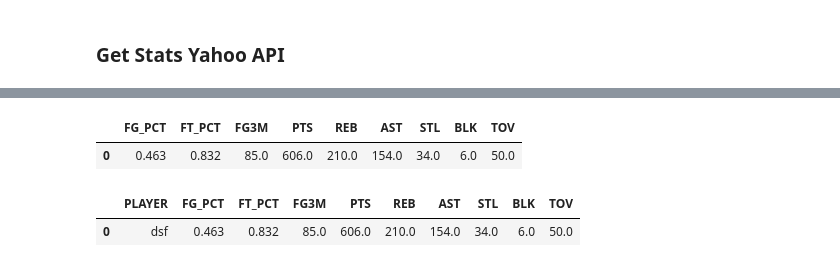
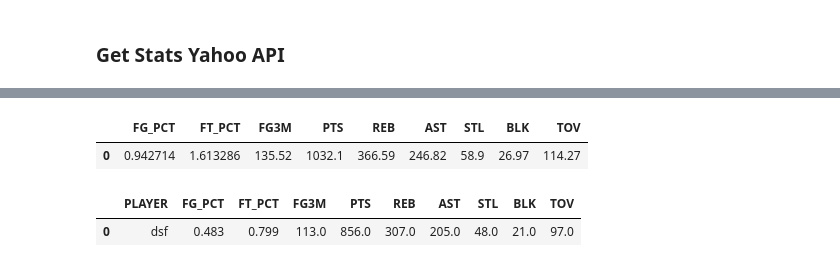
Before and after one commit to JaumeClave/waiver_wire_machine, a Jupyter notebook: notebooks/04_matchup_evaluator.ipynb, the cells around one changed output, grey strips where cells are left out. Drawn from its saved outputs; the diff is of its cells as text; code cells hidden in the pictures.

Commit message:
Get live + predicted 9cat stats dataframe

```diff
--- a/notebooks/04_matchup_evaluator.ipynb
+++ b/notebooks/04_matchup_evaluator.ipynb
@@ -1727,5 +1782,5 @@ player_game_dictionary = get_player_games(games_left_series, name_list)
 # Nunn 9Cat averages
 sc = af.yahoo_fantasy_api_authentication()
 league = af.yahoo_fantasy_league(sc)
-nunn_of_yall_betta_team = af.team_9cat_average_stats(af.NUNN_OF_YALL_BETTA, league)
+nunn_of_yall_betta_team = af.team_9cat_average_stats(team1_dict, league)
 # %% [output]
@@ -1764,21 +1821,20 @@ total_row_datafame
 # %%
 total_row_datafame.reset_index(inplace=True, drop=True)
-team2 = columns_to_dtype_float(team2)
-team2.drop("PLAYER", axis=1, inplace=True)
+team1_live_stats = columns_to_dtype_float(team1_live_stats)
+team1_live_stats.drop("PLAYER", axis=1, inplace=True)
 total_row_datafame.drop("PLAYER", axis=1, inplace=True)
-# %%
-team2
-# %% [output]
-|  | FG_PCT | FT_PCT | FG3M | PTS | REB | AST | STL | BLK | TOV |
-| 0 | 0.463 | 0.832 | 85.0 | 606.0 | 210.0 | 154.0 | 34.0 | 6.0 | 50.0 |
-# %%
-total_row_datafame.add(team2)
+# %%
+team1_live_stats.add(total_row_datafame)
+# %% [output]
+|  | FG_PCT | FT_PCT | FG3M | PTS | REB | AST | STL | BLK | TOV |
+| 0 | 0.942714 | 1.613286 | 135.52 | 1032.1 | 366.59 | 246.82 | 58.9 | 26.97 | 114.27 |
 # %%
+
 a = pd.DataFrame()
 a["PLAYER"] = "adasd"
-b = pd.concat([a, team2])
+b = pd.concat([a, team1_live_stats])
 b["PLAYER"] = "dsf"
 b
 # %% [output]
 |  | PLAYER | FG_PCT | FT_PCT | FG3M | PTS | REB | AST | STL | BLK | TOV |
-| 0 | dsf | 0.463 | 0.832 | 85.0 | 606.0 | 210.0 | 154.0 | 34.0 | 6.0 | 50.0 |
+| 0 | dsf | 0.483 | 0.799 | 113.0 | 856.0 | 307.0 | 205.0 | 48.0 | 21.0 | 97.0 |
```
Also changed, not shown: parts of 18 cells of this notebook, 2 other files.
